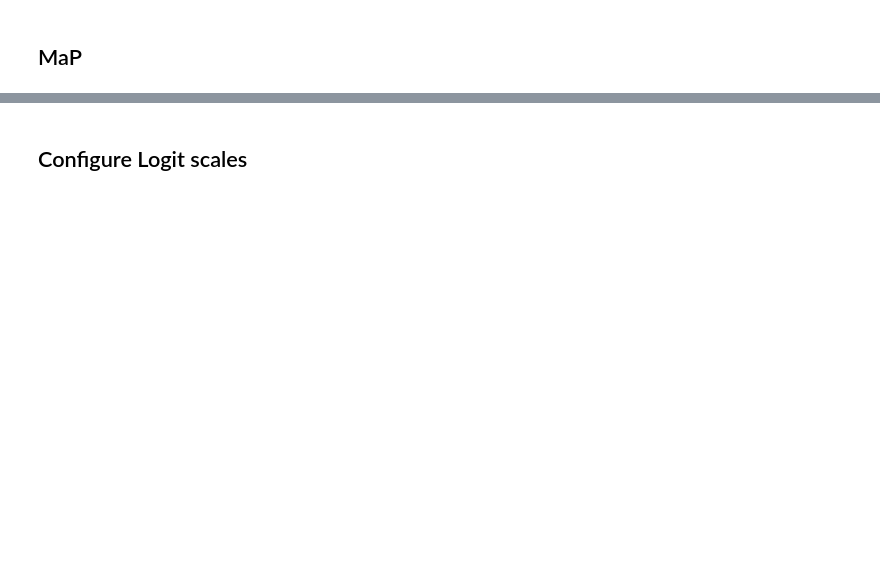
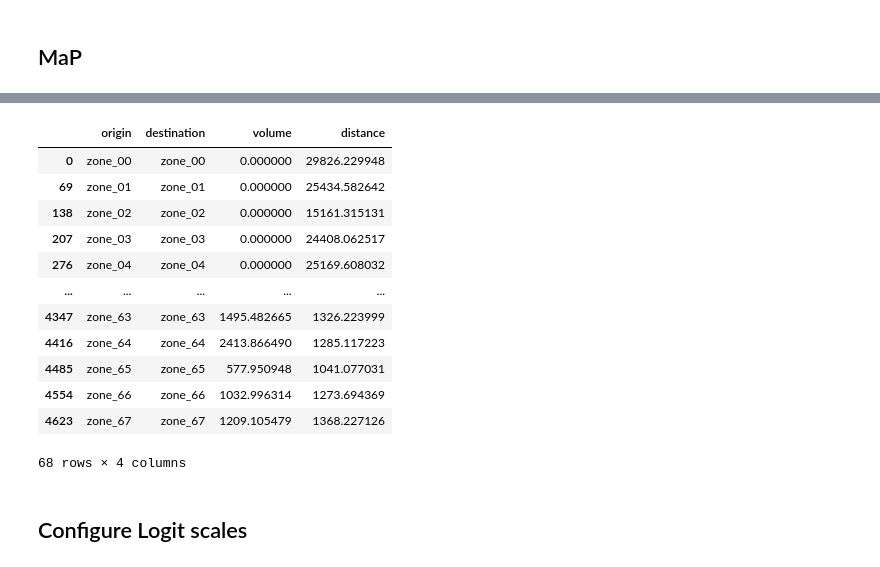
Before and after one commit to systragroup/quetzal_must-b, a Jupyter notebook: notebooks/2_model/A30_modal_split_assignment.ipynb, the cells around one changed output, grey strips where cells are left out. Cells and saved outputs as stored; diff of their text form; code cells hidden in the pictures; blank space fills up the shorter version.

```diff
--- a/notebooks/2_model/A30_modal_split_assignment.ipynb
+++ b/notebooks/2_model/A30_modal_split_assignment.ipynb
@@ -95,3 +118,19 @@ sm.volumes.drop(columns='distance', inplace=True)
+# %%
+sm.walk_volumes[sm.walk_volumes.origin==sm.walk_volumes.destination]
+# %% [output]
+|  | origin | destination | volume | distance |
+| 0 | zone_00 | zone_00 | 0.000000 | 29826.229948 |
+| 69 | zone_01 | zone_01 | 0.000000 | 25434.582642 |
+| 138 | zone_02 | zone_02 | 0.000000 | 15161.315131 |
+| 207 | zone_03 | zone_03 | 0.000000 | 24408.062517 |
+| 276 | zone_04 | zone_04 | 0.000000 | 25169.608032 |
+| ... | ... | ... | ... | ... |
+| 4347 | zone_63 | zone_63 | 1495.482665 | 1326.223999 |
+| 4416 | zone_64 | zone_64 | 2413.866490 | 1285.117223 |
+| 4485 | zone_65 | zone_65 | 577.950948 | 1041.077031 |
+| 4554 | zone_66 | zone_66 | 1032.996314 | 1273.694369 |
+| 4623 | zone_67 | zone_67 | 1209.105479 | 1368.227126 |
+68 rows × 4 columns
 # %% [markdown]
 ## Configure Logit scales
 # %%
```
Also changed, not shown: parts of 29 cells of this notebook.
